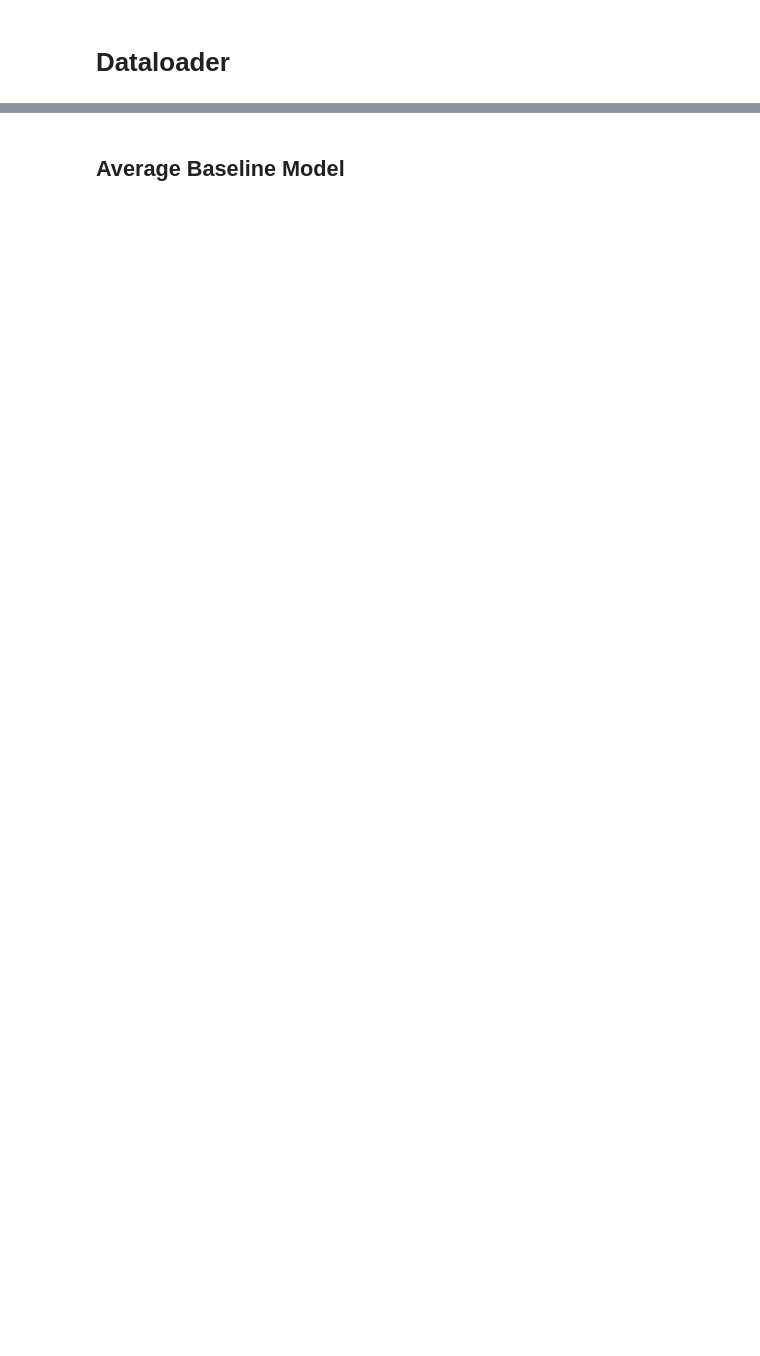
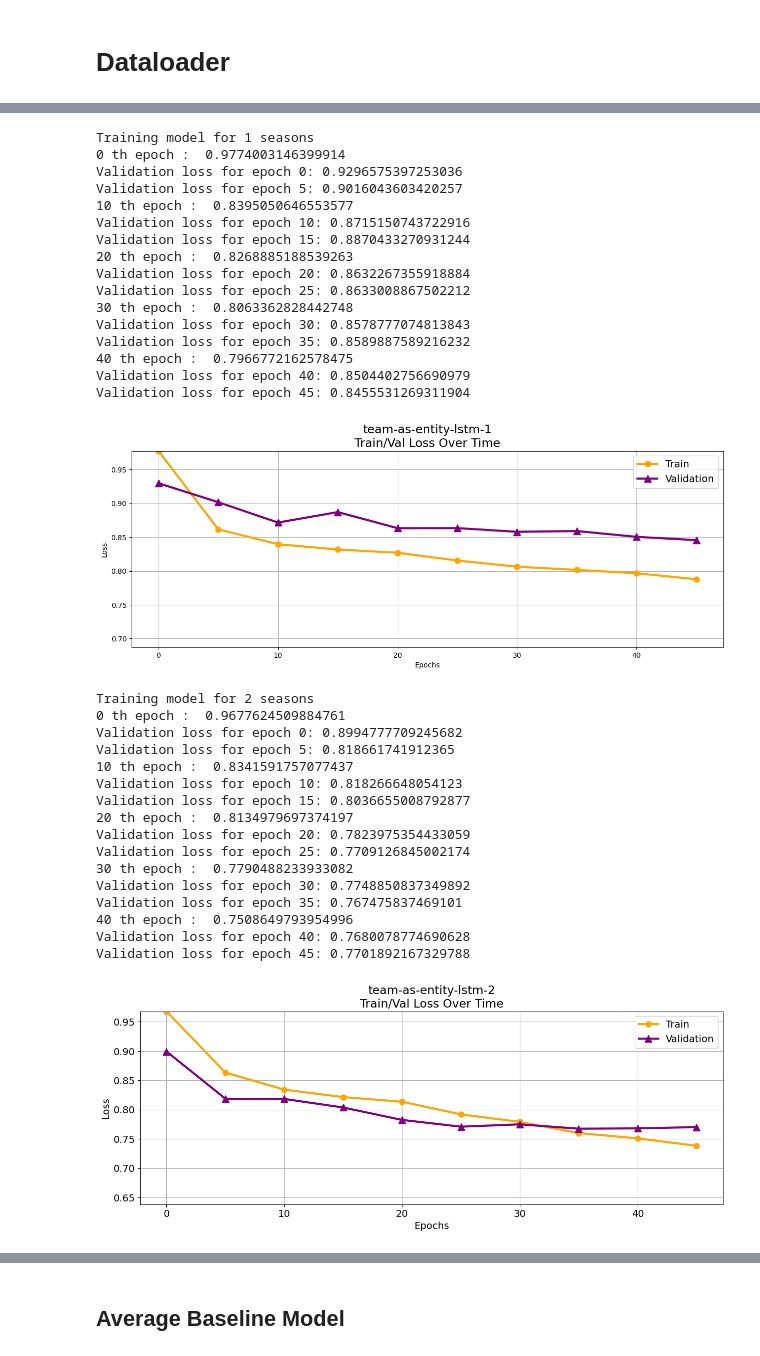
Before and after one commit to RandumbRobot/hockey-player-stats-predictor, a Jupyter notebook: TeamStandaloneAll_eval.ipynb, the cells around one changed output, grey strips where cells are left out. Cells and saved outputs as stored; diff of their text form; code cells hidden in the pictures; blank space fills up the shorter version.

```diff
--- a/TeamStandaloneAll_eval.ipynb
+++ b/TeamStandaloneAll_eval.ipynb
@@ -34,0 +40,19 @@ creating dataset structure
+# %%
+dataloaders_train = {}
+dataloaders_test ={}
+for Nd in N_datasets:
+    #dataset_train = TeamDataset(Nd[1],N=Nd[0])
+    #dataset_test = TeamDataset(Nd[2],N=Nd[0])
+
+    # Set max_N to 0 to remove padding
+    dataset_train = TeamDataset(Nd[1],max_N=0)
+    dataset_test = TeamDataset(Nd[2],max_N=0)
+
+    # Must generate batches of sequence data with the following format:
+    # (batch_size, num_seasons(N), input_size(num stats))
+    # (https://stackoverflow.com/questions/49466894/how-to-correctly-give-inputs-to-embedding-lstm-and-linear-layers-in-pytorch/49473068#49473068)
+    dataloader_train = DataLoader(dataset_train, batch_size=batch_size, shuffle=True)
+    dataloader_test = DataLoader(dataset_test, batch_size=batch_size, shuffle=True)
+
+    dataloaders_train[Nd[0]] = dataloader_train
+    dataloaders_test[Nd[0]] = dataloader_test
@@ -104,0 +133,13 @@ Test size for all seasons: 445
+# %%
+input_size = len(dataset_train.__getitem__(0)[0][0])
+output_size = len(dataset_train.__getitem__(0)[1])
+hidden_size = 10
+num_layers = 1
+
+criterion = RMSELoss()
+
+lr = 0.001
+opt = torch.optim.Adam
+
+epochs = 50
+loss_interval = 5
@@ -104,0 +148,48 @@ Test size for all seasons: 445
+# %%
+# Standalone Model Fixed N
+model_N_losses = []
+model_N = []
+for i in range(len(NL)):
+    print(f"Training model for {NL[i]} seasons")
+    model_N.append(TeamStandalone(input_size=input_size, output_size=output_size, hidden_size=hidden_size, device=device).to(device))
+    optimizer = opt(model_N[i].parameters(), lr=lr)
+
+    (model_N[i], train_losses, val_losses) = train_and_validate(model_N[i], criterion, optimizer, N_dataloaders_train[i], N_dataloaders_test[i], epochs=epochs, loss_interval=loss_interval, device=device)
+    model_N_losses.append((train_losses, val_losses))
+
+    plot_train_v_loss(f"team-as-entity-lstm-{NL[i]}", train_losses, val_losses, loss_interval)
+# %% [output]
+Training model for 1 seasons
+0 th epoch :  0.9774003146399914
+Validation loss for epoch 0: 0.9296575397253036
+Validation loss for epoch 5: 0.9016043603420257
+10 th epoch :  0.8395050646553577
+Validation loss for epoch 10: 0.8715150743722916
+Validation loss for epoch 15: 0.8870433270931244
+20 th epoch :  0.8268885188539263
+Validation loss for epoch 20: 0.8632267355918884
+Validation loss for epoch 25: 0.8633008867502212
+30 th epoch :  0.8063362828442748
+Validation loss for epoch 30: 0.8578777074813843
+Validation loss for epoch 35: 0.8589887589216232
+40 th epoch :  0.7966772162578475
+Validation loss for epoch 40: 0.8504402756690979
+Validation loss for epoch 45: 0.8455531269311904
+[figure, added]
+Training model for 2 seasons
+0 th epoch :  0.9677624509884761
+Validation loss for epoch 0: 0.8994777709245682
+Validation loss for epoch 5: 0.818661741912365
+10 th epoch :  0.8341591757077437
+Validation loss for epoch 10: 0.818266648054123
+Validation loss for epoch 15: 0.8036655008792877
+20 th epoch :  0.8134979697374197
+Validation loss for epoch 20: 0.7823975354433059
+Validation loss for epoch 25: 0.7709126845002174
+30 th epoch :  0.7790488233933082
+Validation loss for epoch 30: 0.7748850837349892
+Validation loss for epoch 35: 0.767475837469101
+40 th epoch :  0.7508649793954996
+Validation loss for epoch 40: 0.7680078774690628
+Validation loss for epoch 45: 0.7701892167329788
+[figure, added]
```
Also changed, not shown: parts of 39 cells of this notebook, 6 other files.
